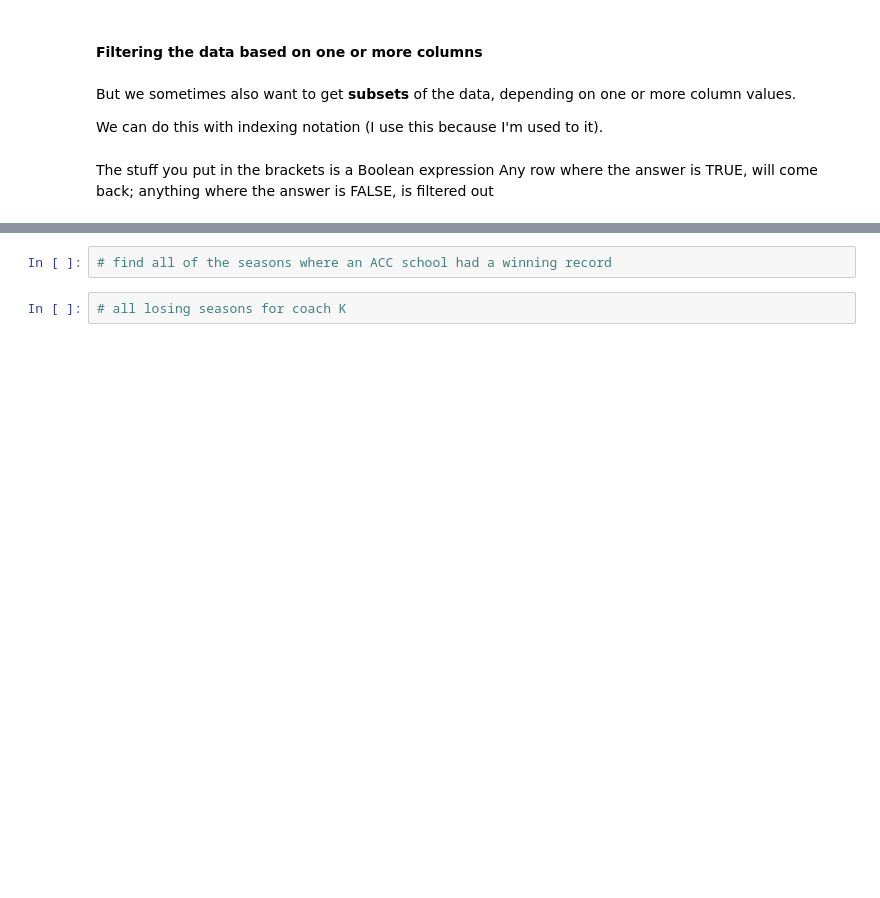
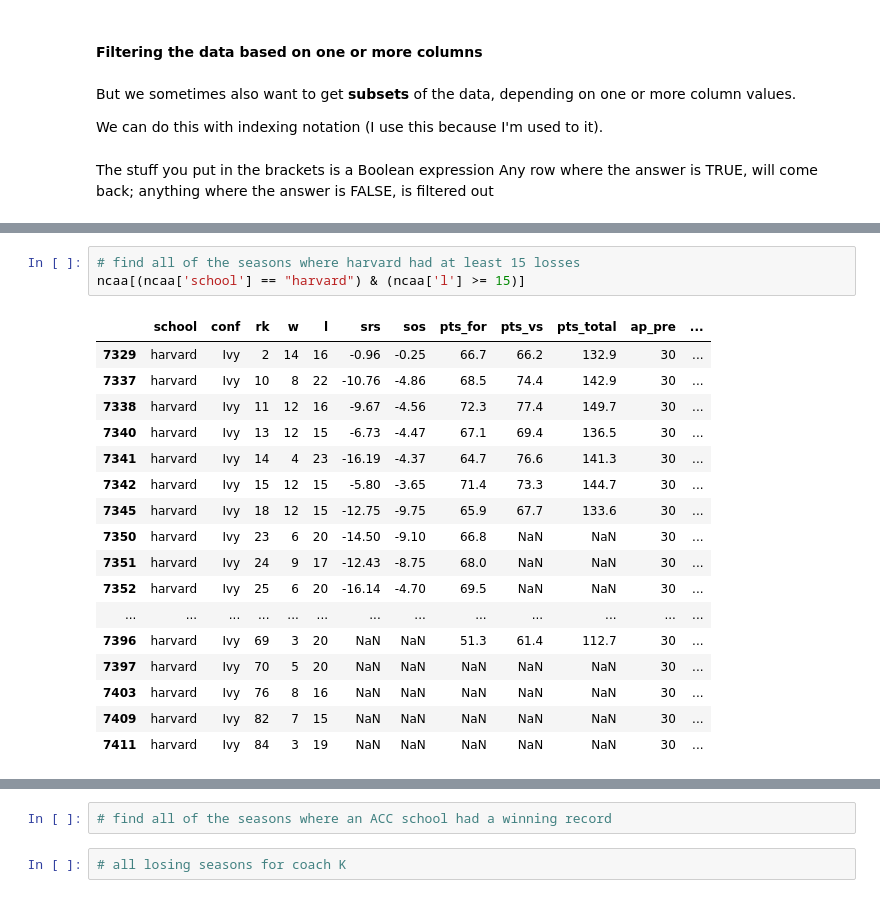
Before and after one commit to joelchan/inst126-intro-programming-notes, a Jupyter notebook: _sources/10_Pandas-1.ipynb, the cells around one changed output, grey strips where cells are left out. Cells and saved outputs as stored; diff of their text form; blank space fills up the shorter version.

```diff
--- a/_sources/10_Pandas-1.ipynb
+++ b/_sources/10_Pandas-1.ipynb
@@ -219,0 +500,21 @@ df[df['Code']=="INST126"] # get me all the rows where the value of the column ra
+# %%
+# find all of the seasons where harvard had at least 15 losses
+ncaa[(ncaa['school'] == "harvard") & (ncaa['l'] >= 15)]
+# %% [output]
+|  | school | conf | rk | w | l | srs | sos | pts_for | pts_vs | pts_total | ap_pre | ... |
+| 7329 | harvard | Ivy | 2 | 14 | 16 | -0.96 | -0.25 | 66.7 | 66.2 | 132.9 | 30 | ... |
+| 7337 | harvard | Ivy | 10 | 8 | 22 | -10.76 | -4.86 | 68.5 | 74.4 | 142.9 | 30 | ... |
+| 7338 | harvard | Ivy | 11 | 12 | 16 | -9.67 | -4.56 | 72.3 | 77.4 | 149.7 | 30 | ... |
+| 7340 | harvard | Ivy | 13 | 12 | 15 | -6.73 | -4.47 | 67.1 | 69.4 | 136.5 | 30 | ... |
+| 7341 | harvard | Ivy | 14 | 4 | 23 | -16.19 | -4.37 | 64.7 | 76.6 | 141.3 | 30 | ... |
+| 7342 | harvard | Ivy | 15 | 12 | 15 | -5.80 | -3.65 | 71.4 | 73.3 | 144.7 | 30 | ... |
+| 7345 | harvard | Ivy | 18 | 12 | 15 | -12.75 | -9.75 | 65.9 | 67.7 | 133.6 | 30 | ... |
+| 7350 | harvard | Ivy | 23 | 6 | 20 | -14.50 | -9.10 | 66.8 | NaN | NaN | 30 | ... |
+| 7351 | harvard | Ivy | 24 | 9 | 17 | -12.43 | -8.75 | 68.0 | NaN | NaN | 30 | ... |
+| 7352 | harvard | Ivy | 25 | 6 | 20 | -16.14 | -4.70 | 69.5 | NaN | NaN | 30 | ... |
+| ... | ... | ... | ... | ... | ... | ... | ... | ... | ... | ... | ... | ... |
+| 7396 | harvard | Ivy | 69 | 3 | 20 | NaN | NaN | 51.3 | 61.4 | 112.7 | 30 | ... |
+| 7397 | harvard | Ivy | 70 | 5 | 20 | NaN | NaN | NaN | NaN | NaN | 30 | ... |
+| 7403 | harvard | Ivy | 76 | 8 | 16 | NaN | NaN | NaN | NaN | NaN | 30 | ... |
+| 7409 | harvard | Ivy | 82 | 7 | 15 | NaN | NaN | NaN | NaN | NaN | 30 | ... |
+| 7411 | harvard | Ivy | 84 | 3 | 19 | NaN | NaN | NaN | NaN | NaN | 30 | ... |
```
Also changed, not shown: parts of 48 cells of this notebook, 8 other files.
